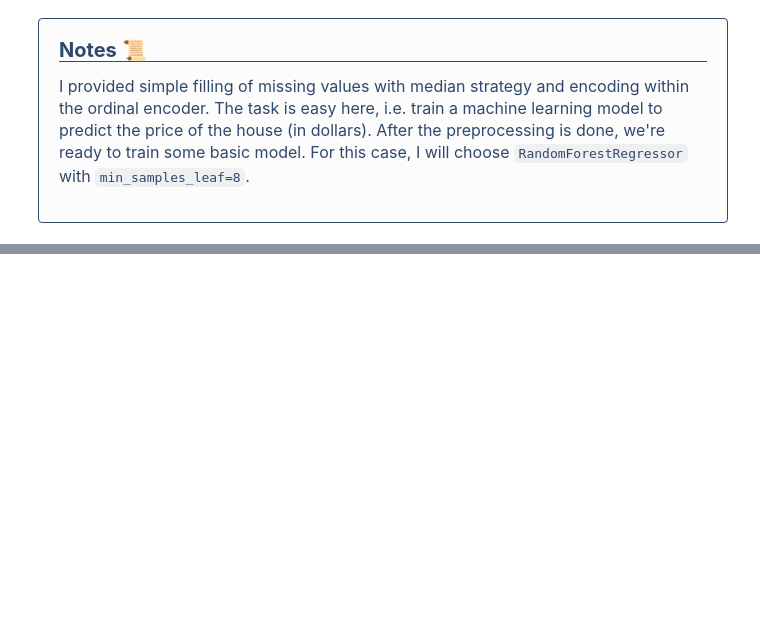
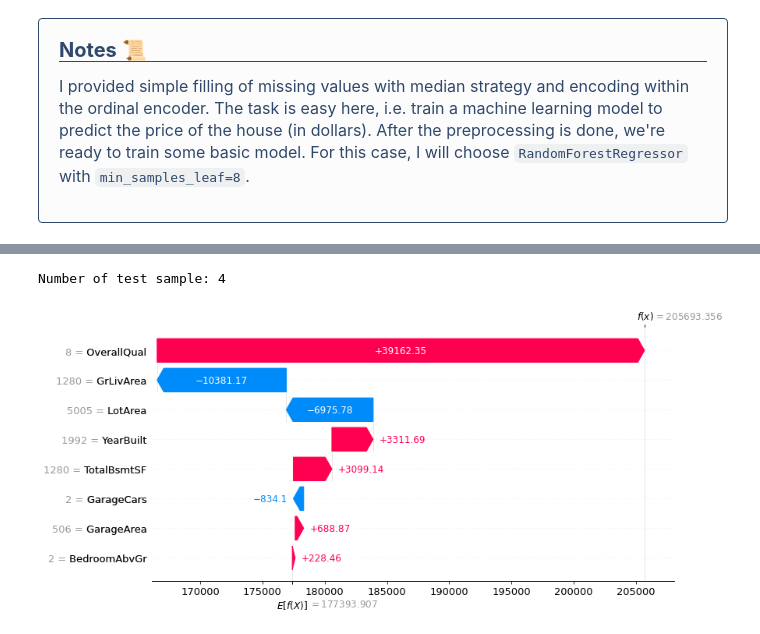
Before and after one commit to mateuszk098/kaggle-notebooks, a Jupyter notebook: shap_shapley_values/shap_notes.ipynb, the cells around one changed output, grey strips where cells are left out. Saved outputs shown, nothing was run; the diff lists cells and outputs as text; code cells hidden in the pictures; blank space fills up the shorter version.

```diff
--- a/shap_shapley_values/shap_notes.ipynb
+++ b/shap_shapley_values/shap_notes.ipynb
@@ -1068,0 +1059,9 @@ shap.decision_plot(
+# %%
+sample_no = 4
+print(CLR + "Number of test sample:", RED + str(sample_no))
+shap.plots.waterfall(housing_shap_values[sample_no], show=False)
+plt.gcf().set_size_inches(12, 6)
+plt.show()
+# %% [output]
+Number of test sample: 4
+[figure, added]
```
Also changed, not shown: parts of 63 cells of this notebook.
